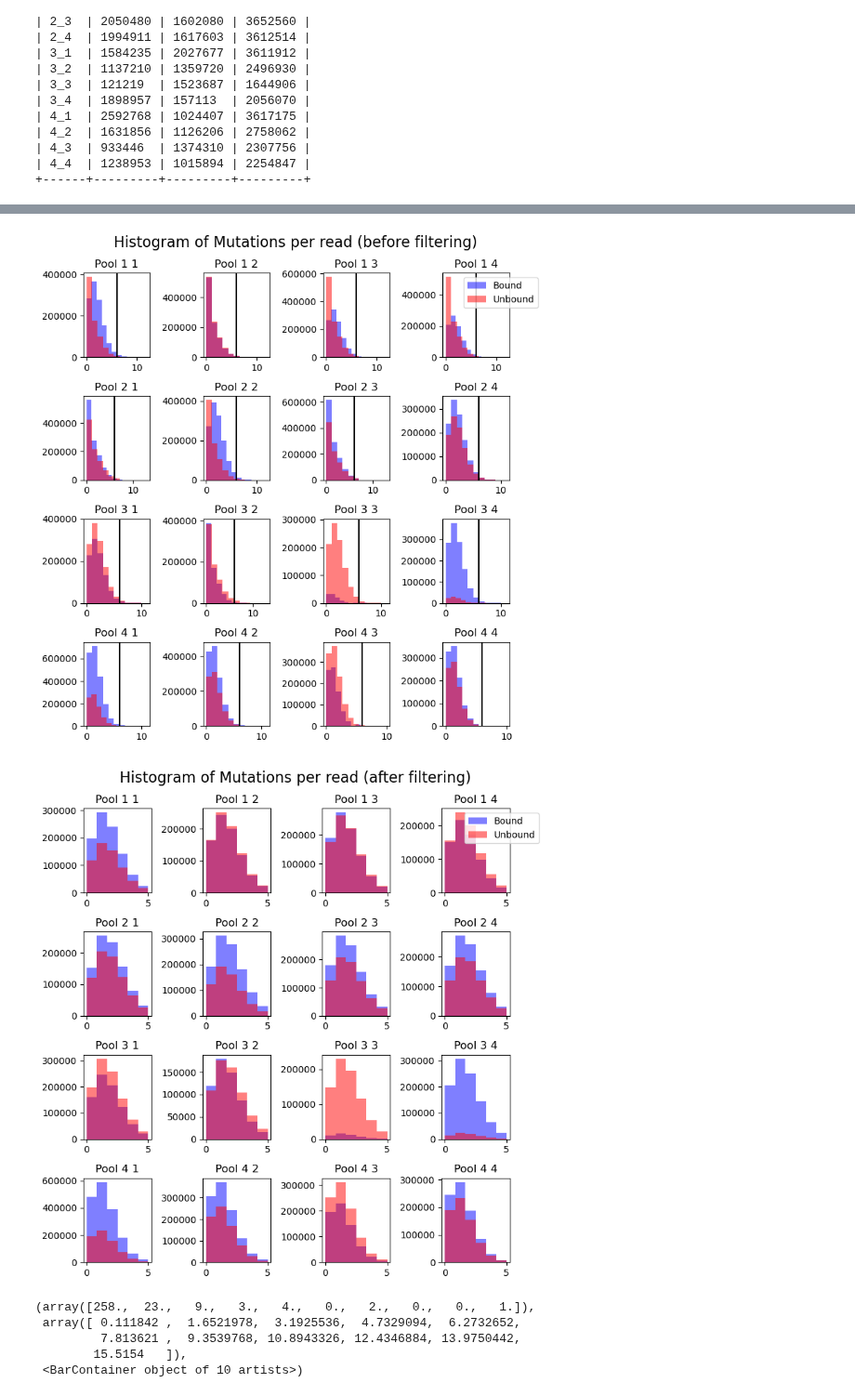
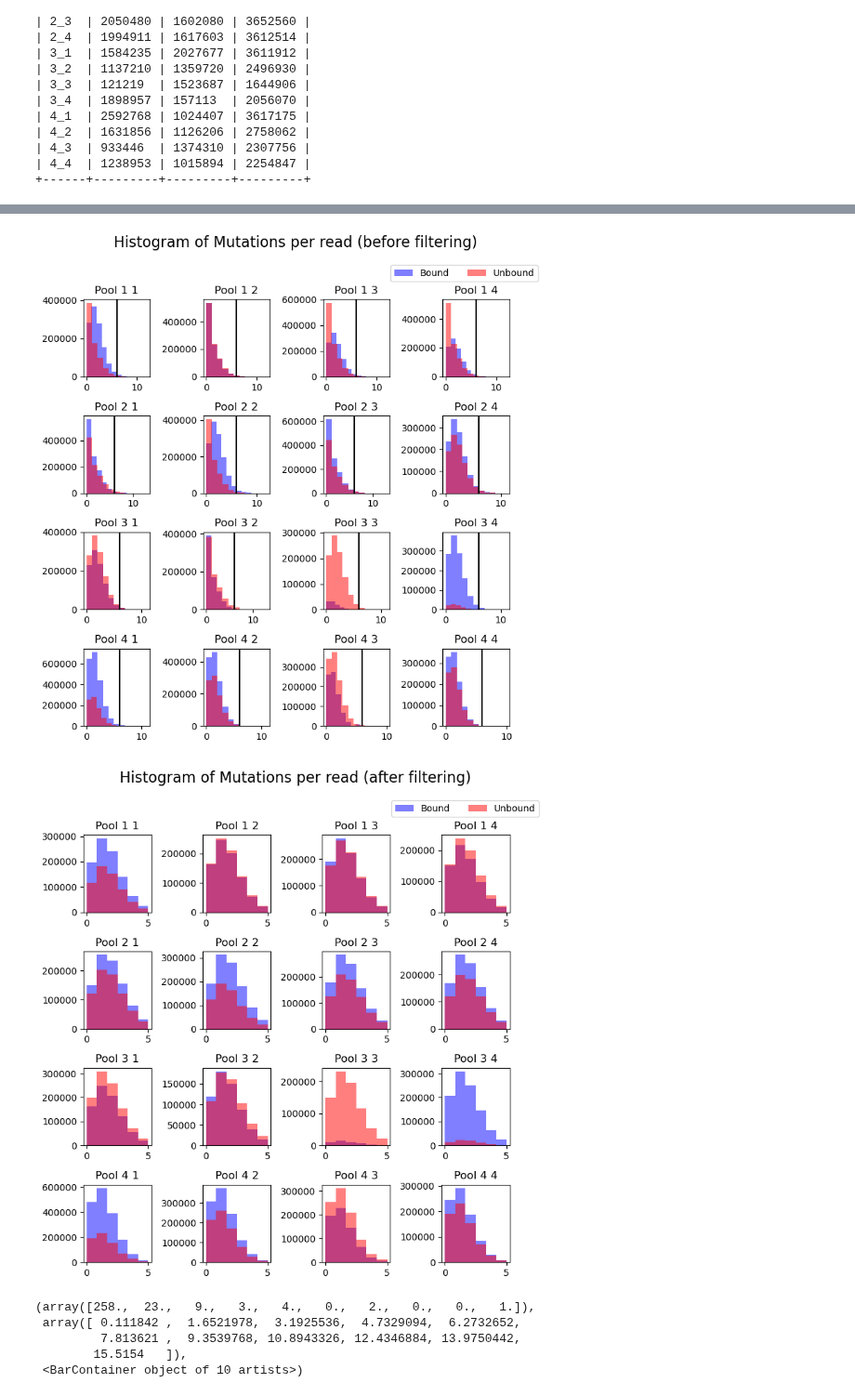
Before and after one commit to JoshuaGensel/MIME_ML, a Jupyter notebook: src/exploratory_analysis.ipynb, the cells around one changed output, grey strips where cells are left out. Shown at 93% size. Cells and saved outputs as stored; diff of their text form; code cells hidden in the pictures.

```diff
--- a/src/exploratory_analysis.ipynb
+++ b/src/exploratory_analysis.ipynb
@@ -7,7 +7,7 @@ from tabulate import tabulate
 # read in data
 
 # define directory path
-second_round_dir = '../data/experimental_data/training_data/'
+second_round_dir = '../data/experimental_data/all_pools_explo/'
 # %%
 # read in .txt files, values separated by whitespace
 mpr_1_bound = np.loadtxt(first_round_dir + '1_mpr_bound.txt')
@@ -451,8 +451,6 @@ ax[0, 3].hist(mpr_1_4_bound, bins=11, color='blue', alpha=0.5, label='Bound')
 ax[0, 3].hist(mpr_1_4_unbound, bins=11, color='red', alpha=0.5, label='Unbound')
 ax[0, 3].axvline(x=6, color='black')
 ax[0, 3].set_title('Pool 1 4')
-# add legend
-ax[0, 3].legend(loc='upper right', bbox_to_anchor=(1.5, 1))
 ax[1, 0].hist(mpr_2_1_bound, bins=11, color='blue', alpha=0.5, label='Bound')
 ax[1, 0].hist(mpr_2_1_unbound, bins=11, color='red', alpha=0.5, label='Unbound')
 ax[1, 0].axvline(x=6, color='black')
@@ -501,13 +499,14 @@ ax[3, 3].hist(mpr_4_4_bound, bins=11, color='blue', alpha=0.5, label='Bound')
 ax[3, 3].hist(mpr_4_4_unbound, bins=11, color='red', alpha=0.5, label='Unbound')
 ax[3, 3].axvline(x=6, color='black')
 ax[3, 3].set_title('Pool 4 4')
-
+# add single legend next to title
+ax[0,3].legend(loc='upper right', bbox_to_anchor=(1.5, 1.5), ncol=2)
 # set title of figure
 fig.suptitle('Histogram of Mutations per read (before filtering)', fontsize=16)
 
 plt.tight_layout()
 # %% [output]
-[figure, old version]
+[figure, new version]
 # %%
 # plot histograms of mutations per read bound vs unbound
 fig, ax = plt.subplots(4, 4, figsize=(8,8))
@@ -523,8 +522,6 @@ ax[0, 2].set_title('Pool 1 3')
 ax[0, 3].hist(mprf_1_4_bound, bins=6, color='blue', alpha=0.5, label='Bound')
 ax[0, 3].hist(mprf_1_4_unbound, bins=6, color='red', alpha=0.5, label='Unbound')
 ax[0, 3].set_title('Pool 1 4')
-# add legend
-ax[0, 3].legend(loc='upper right', bbox_to_anchor=(1.5, 1))
 ax[1, 0].hist(mprf_2_1_bound, bins=6, color='blue', alpha=0.5, label='Bound')
 ax[1, 0].hist(mprf_2_1_unbound, bins=6, color='red', alpha=0.5, label='Unbound')
 ax[1, 0].set_title('Pool 2 1')
@@ -540,34 +537,36 @@ ax[1, 3].set_title('Pool 2 4')
 ax[2, 0].hist(mprf_3_1_bound, bins=6, color='blue', alpha=0.5, label='Bound')
 ax[2, 0].hist(mprf_3_1_unbound, bins=6, color='red', alpha=0.5, label='Unbound')
 ax[2, 0].set_title('Pool 3 1')
 ax[2, 1].hist(mprf_3_2_bound, bins=6, color='blue', alpha=0.5, label='Bound')
 ax[2, 1].hist(mprf_3_2_unbound, bins=6, color='red', alpha=0.5, label='Unbound')
 ax[2, 1].set_title('Pool 3 2')
 ax[2, 2].hist(mprf_3_3_bound, bins=6, color='blue', alpha=0.5, label='Bound')
 ax[2, 2].hist(mprf_3_3_unbound, bins=6, color='red', alpha=0.5, label='Unbound')
 ax[2, 2].set_title('Pool 3 3')
 ax[2, 3].hist(mprf_3_4_bound, bins=6, color='blue', alpha=0.5, label='Bound')
 ax[2, 3].hist(mprf_3_4_unbound, bins=6, color='red', alpha=0.5, label='Unbound')
 ax[2, 3].set_title('Pool 3 4')
 ax[3, 0].hist(mprf_4_1_bound, bins=6, color='blue', alpha=0.5, label='Bound')
 ax[3, 0].hist(mprf_4_1_unbound, bins=6, color='red', alpha=0.5, label='Unbound')
 ax[3, 0].set_title('Pool 4 1')
 ax[3, 1].hist(mprf_4_2_bound, bins=6, color='blue', alpha=0.5, label='Bound')
 ax[3, 1].hist(mprf_4_2_unbound, bins=6, color='red', alpha=0.5, label='Unbound')
 ax[3, 1].set_title('Pool 4 2')
 ax[3, 2].hist(mprf_4_3_bound, bins=6, color='blue', alpha=0.5, label='Bound')
 ax[3, 2].hist(mprf_4_3_unbound, bins=6, color='red', alpha=0.5, label='Unbound')
 ax[3, 2].set_title('Pool 4 3')
 ax[3, 3].hist(mprf_4_4_bound, bins=6, color='blue', alpha=0.5, label='Bound')
 ax[3, 3].hist(mprf_4_4_unbound, bins=6, color='red', alpha=0.5, label='Unbound')
 ax[3, 3].set_title('Pool 4 4')
+# add single legend next to title
+ax[0,3].legend(loc='upper right', bbox_to_anchor=(1.5, 1.5), ncol=2)
 
 # set title of figure
 fig.suptitle('Histogram of Mutations per read (after filtering)', fontsize=16)
 
 plt.tight_layout()
 # %% [output]
-[figure, old version]
+[figure, new version]
 # %%
 #set path to simulation data
 simulation_path = "../data/simulation_data/experimental_conditions_2"
```
Also changed, not shown: parts of 1 cell of this notebook, 3 other files.
